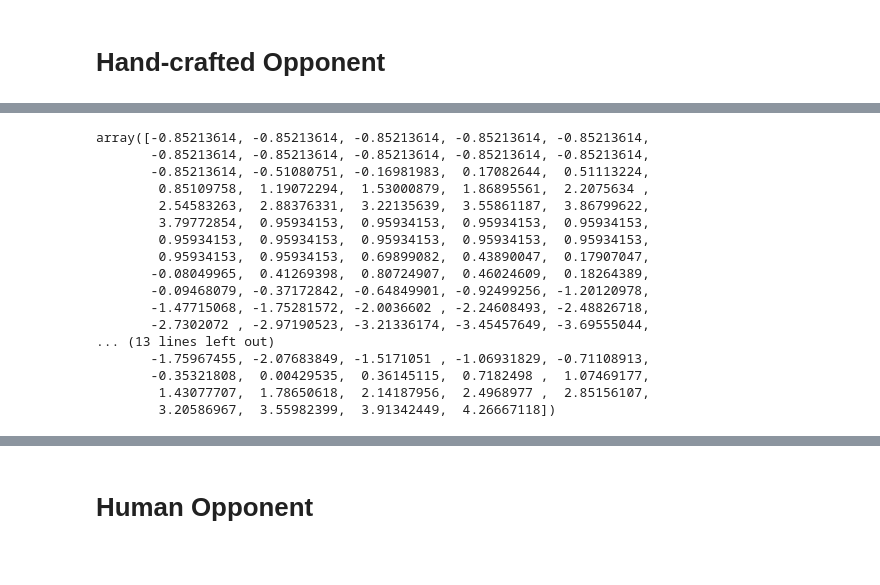
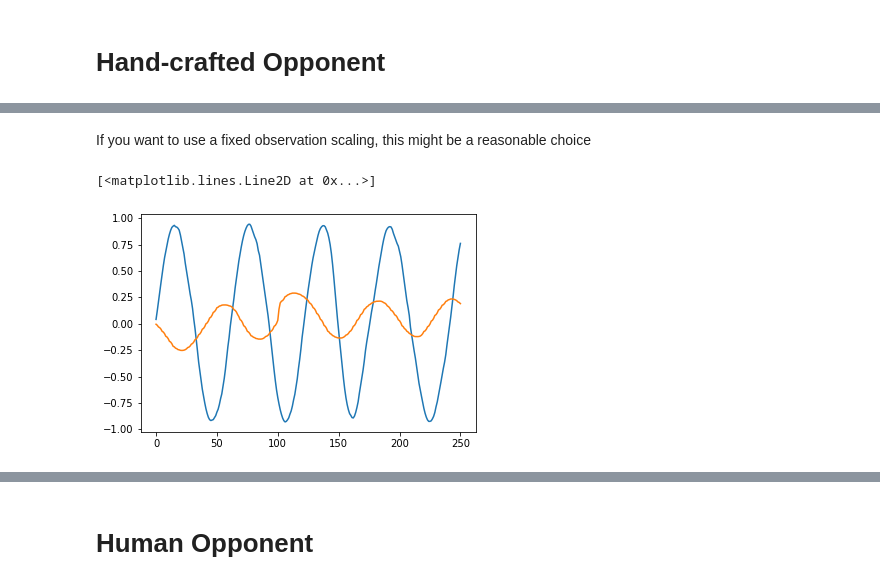
Before and after one commit to martius-lab/laser-hockey-env, a Jupyter notebook: Hockey-Env.ipynb, the cells around one changed output, grey strips where cells are left out. Cells and saved outputs as stored; diff of their text form; code cells hidden in the pictures.

```diff
--- a/Hockey-Env.ipynb
+++ b/Hockey-Env.ipynb
@@ -167 +145,3 @@ array([ 1.1493046 ,  0.50530025,  0.09808709,  0.00822017,  6.99315689,
+# %% [markdown]
+If you want to use a fixed observation scaling, this might be a reasonable choice
 # %%
@@ -171,23 +151,9 @@ scaling = [ 1.0,  1.0 , 3.14, 4.0, 4.0, 2.0,
 # %%
 import pylab as plt
-# %%
-obs_buffer[:,14]
-# %% [output]
-array([-0.85213614, -0.85213614, -0.85213614, -0.85213614, -0.85213614,
-       -0.85213614, -0.85213614, -0.85213614, -0.85213614, -0.85213614,
-       -0.85213614, -0.51080751, -0.16981983,  0.17082644,  0.51113224,
-        0.85109758,  1.19072294,  1.53000879,  1.86895561,  2.2075634 ,
-        2.54583263,  2.88376331,  3.22135639,  3.55861187,  3.86799622,
-        3.79772854,  0.95934153,  0.95934153,  0.95934153,  0.95934153,
-        0.95934153,  0.95934153,  0.95934153,  0.95934153,  0.95934153,
-        0.95934153,  0.95934153,  0.69899082,  0.43890047,  0.17907047,
-       -0.08049965,  0.41269398,  0.80724907,  0.46024609,  0.18264389,
-       -0.09468079, -0.37172842, -0.64849901, -0.92499256, -1.20120978,
-       -1.47715068, -1.75281572, -2.0036602 , -2.24608493, -2.48826718,
-       -2.7302072 , -2.97190523, -3.21336174, -3.45457649, -3.69555044,
-... (13 lines left out)
-       -1.75967455, -2.07683849, -1.5171051 , -1.06931829, -0.71108913,
-       -0.35321808,  0.00429535,  0.36145115,  0.7182498 ,  1.07469177,
-        1.43077707,  1.78650618,  2.14187956,  2.4968977 ,  2.85156107,
-        3.20586967,  3.55982399,  3.91342449,  4.26667118])
+# %%
+plt.plot(obs_buffer[:,2])
+plt.plot(obs_buffer[:,8])
+# %% [output]
+[<matplotlib.lines.Line2D at 0x...>]
+[figure, added]
 # %%
```
Also changed, not shown: parts of 33 cells of this notebook, 2 other files.
